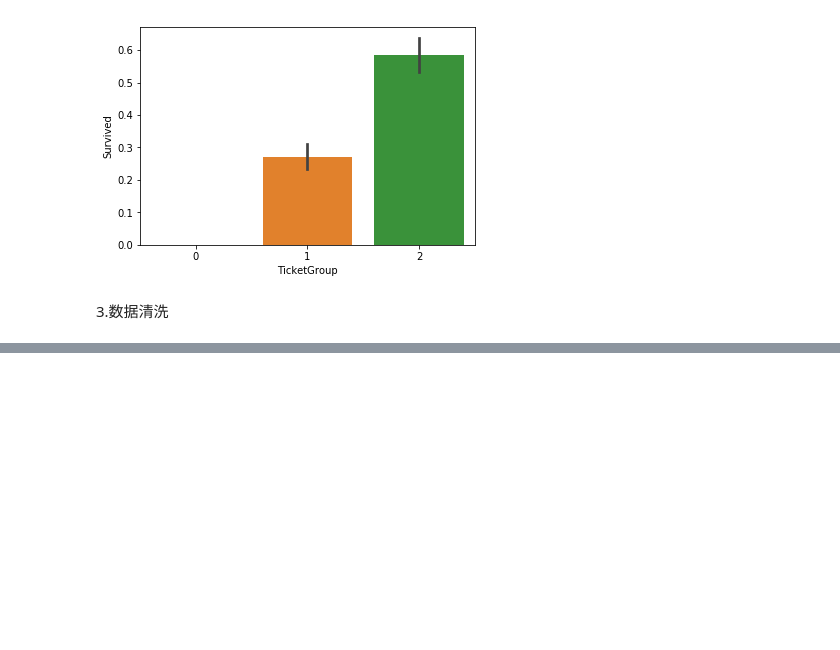
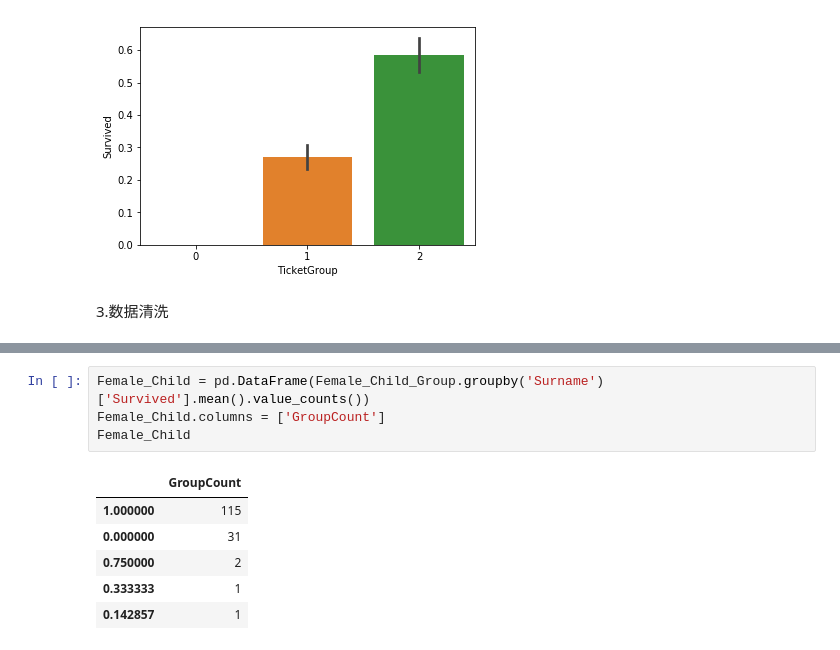
Before and after one commit to Damon0626/Kaggle, a Jupyter notebook: 01-Titanic/02-Example for Data Processing 1by1 .ipynb, the cells around one changed output, grey strips where cells are left out. Drawn from its saved outputs; the diff is of its cells as text; blank space fills up the shorter version.

```diff
--- a/01-Titanic/02-Example for Data Processing 1by1 .ipynb
+++ b/01-Titanic/02-Example for Data Processing 1by1 .ipynb
@@ -166,0 +228,11 @@ sns.barplot(x='TicketGroup', y='Survived', data=all_data)
+# %%
+Female_Child = pd.DataFrame(Female_Child_Group.groupby('Surname')['Survived'].mean().value_counts())
+Female_Child.columns = ['GroupCount']
+Female_Child
+# %% [output]
+|  | GroupCount |
+| 1.000000 | 115 |
+| 0.000000 | 31 |
+| 0.750000 | 2 |
+| 0.333333 | 1 |
+| 0.142857 | 1 |
```
Also changed, not shown: parts of 39 cells of this notebook.
